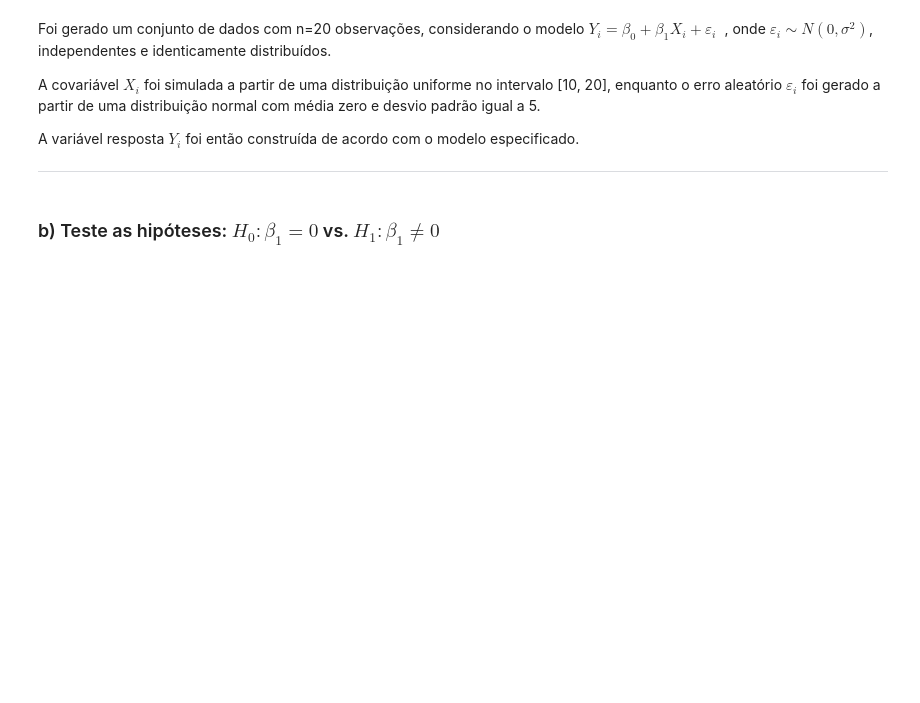
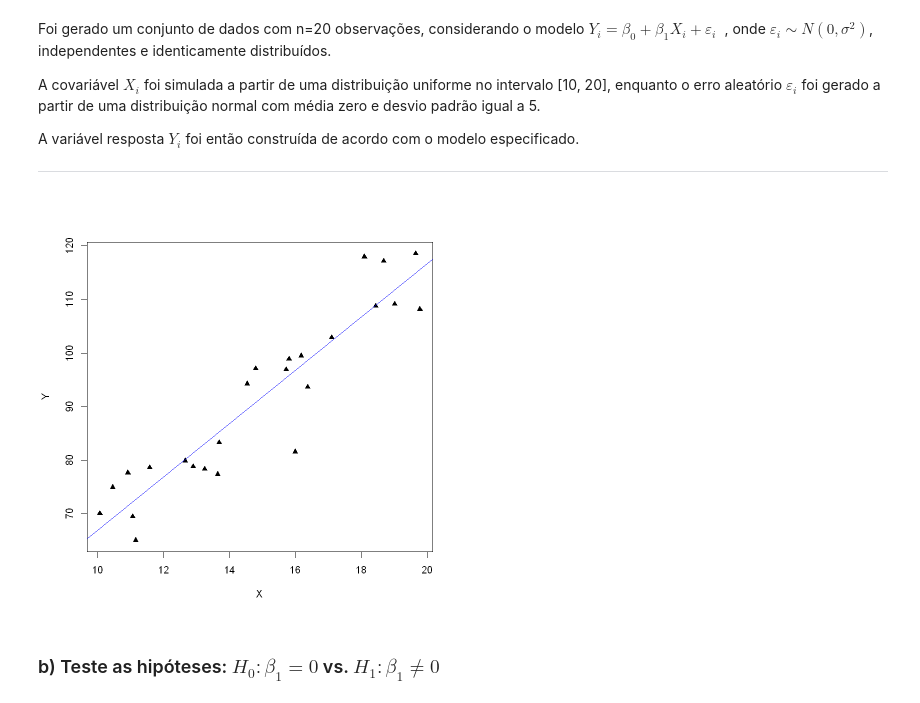
Before and after one commit to Marcehlin/Atividades-2026_1, a Jupyter notebook: Regressao/Regressao atividade 2/Regressao atividade 2 (R).ipynb, the cells around one changed output. Drawn from its saved outputs; the diff is of its cells as text; code cells hidden in the pictures; blank space fills up the shorter version.

```diff
--- a/Regressao/Regressao atividade 2/Regressao atividade 2 (R).ipynb
+++ b/Regressao/Regressao atividade 2/Regressao atividade 2 (R).ipynb
@@ -28,6 +28,12 @@ A covariável  $X_i$  foi simulada a partir de uma distribuição uniforme no in
 A variável resposta  $Y_i$  foi então construída de acordo com o modelo especificado.
 
 ---
+# %%
+plot(X,Y, pch = 17)
+modelo <- lm(Y ~ X) # regressão linear
+abline(modelo, col = "blue")
+# %% [output]
+[figure, added]
 # %% [markdown]
 ### b) Teste as hipóteses: $H_0: \beta_1 = 0 $ vs. $H_1: \beta_1 \neq 0$
 # %%
```
Also changed, not shown: parts of 13 cells of this notebook, 12 other files.
